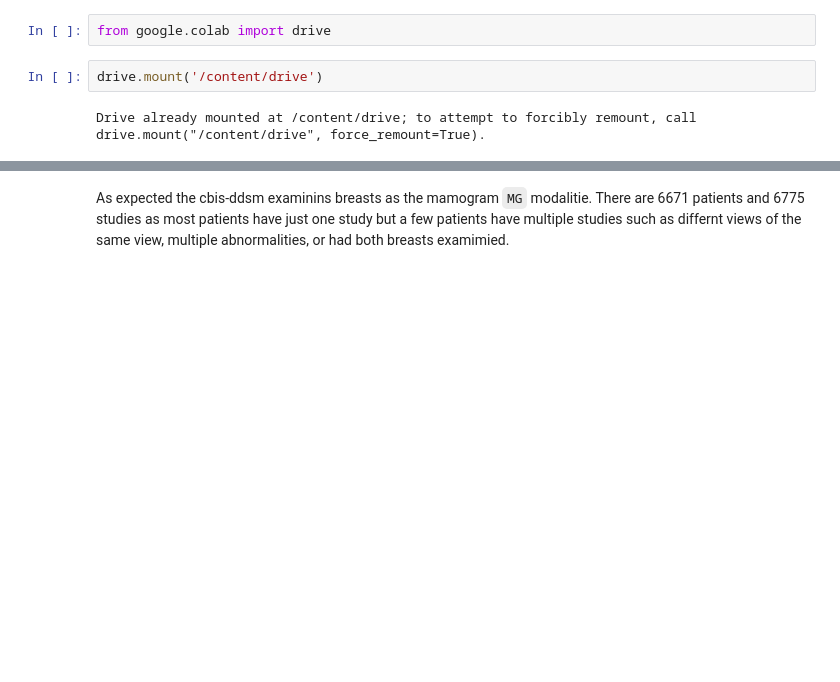
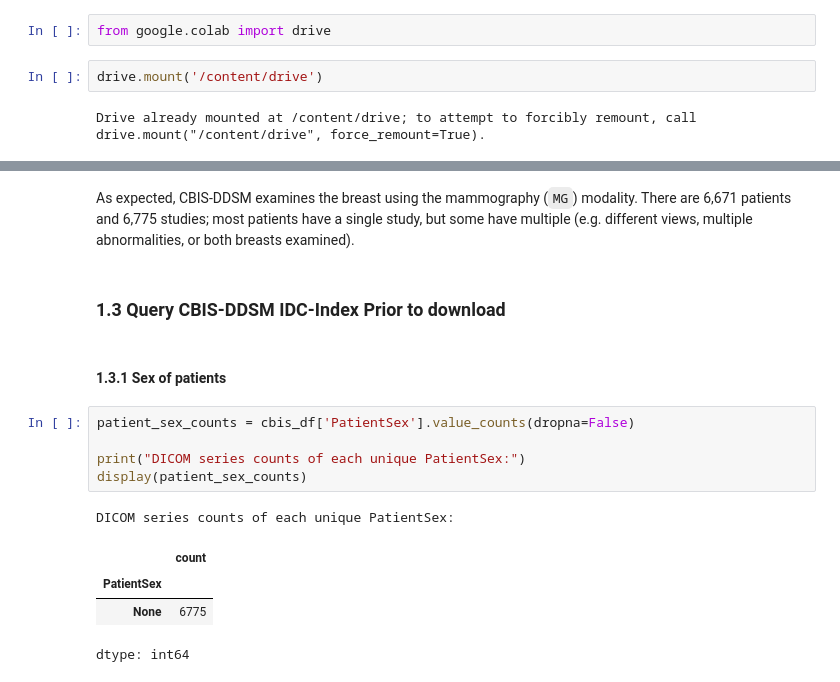
Before and after one commit to Faucherie/AgileCurrencyProject_midterm, a Jupyter notebook: cbis_ddsm.ipynb, the cells around one changed output, grey strips where cells are left out. Cells and saved outputs as stored; diff of their text form; blank space fills up the shorter version.

```diff
--- a/cbis_ddsm.ipynb
+++ b/cbis_ddsm.ipynb
@@ -109,2 +172,17 @@ display (summary_dict)
 # %% [markdown]
-As expected the cbis-ddsm examinins breasts as the mamogram `MG` modalitie. There are 6671 patients and 6775 studies as most patients have just one study but a few patients have multiple studies such as differnt views of the same view, multiple abnormalities, or had both breasts examimied.
+As expected, CBIS-DDSM examines the breast using the mammography (`MG`) modality. There are 6,671 patients and 6,775 studies; most patients have a single study, but some have multiple (e.g. different views, multiple abnormalities, or both breasts examined).
+# %% [markdown]
+### 1.3 Query CBIS-DDSM IDC-Index Prior to download
+# %% [markdown]
+#### 1.3.1 Sex of patients
+# %%
+patient_sex_counts = cbis_df['PatientSex'].value_counts(dropna=False)
+
+print("DICOM series counts of each unique PatientSex:")
+display(patient_sex_counts)
+# %% [output]
+DICOM series counts of each unique PatientSex:
+|  | count |
+| PatientSex |  |
+| None | 6775 |
+dtype: int64
```
Also changed, not shown: parts of 72 cells of this notebook.
